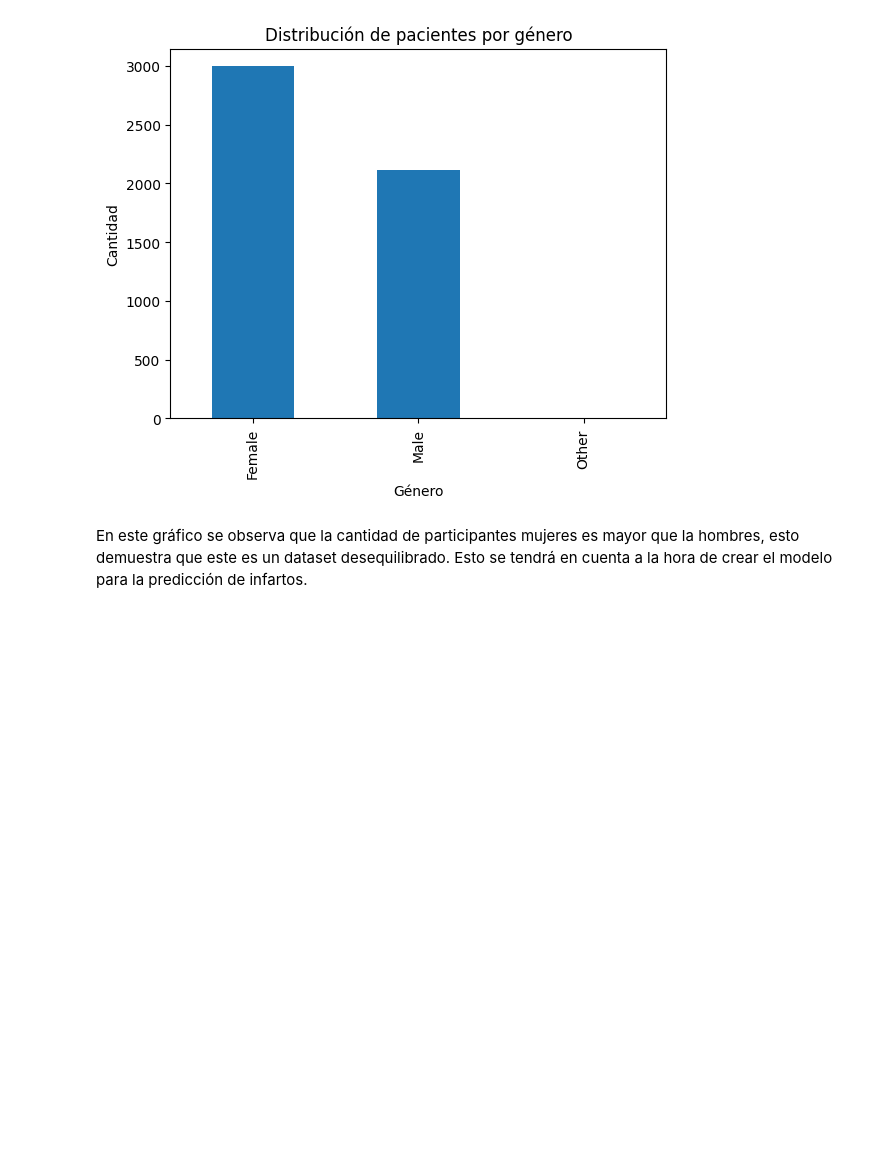
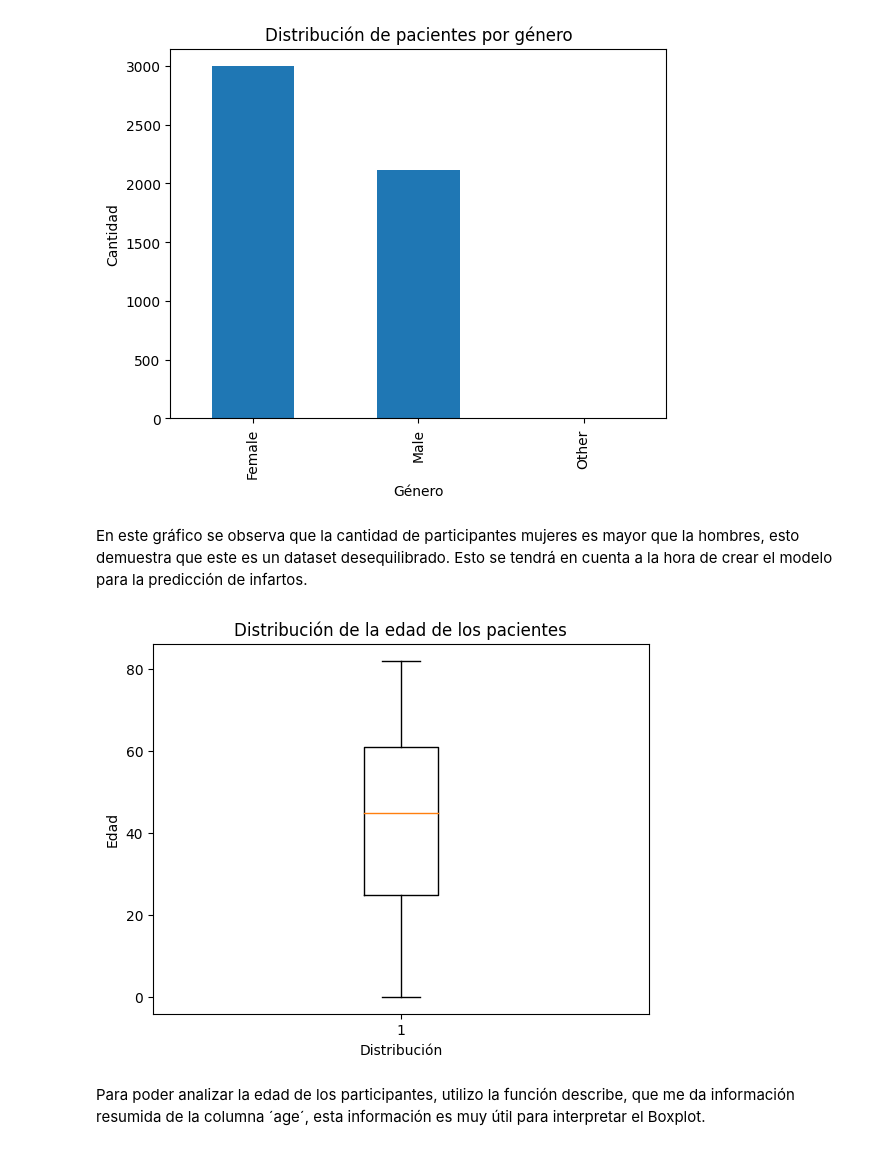
Before and after one commit to andresgabas/DS-Coderhouse, a Jupyter notebook: Visualización_Gabás.ipynb, the cells around one changed output. Cells and saved outputs as stored; diff of their text form; code cells hidden in the pictures; blank space fills up the shorter version.

```diff
--- a/Visualización_Gabás.ipynb
+++ b/Visualización_Gabás.ipynb
@@ -102,3 +100,13 @@ Text(0.5, 0, 'Género')
 [figure]
 # %% [markdown]
 En este gráfico se observa que la cantidad de participantes mujeres es mayor que la hombres, esto demuestra que este es un dataset desequilibrado. Esto se tendrá en cuenta a la hora de crear el modelo para la predicción de infartos.
+# %%
+plt.boxplot(stroke['age'])
+plt.title('Distribución de la edad de los pacientes')
+plt.ylabel('Edad')
+plt.xlabel('Distribución')
+plt.show()
+# %% [output]
+[figure, added]
+# %% [markdown]
+Para poder analizar la edad de los participantes, utilizo la función describe, que me da información resumida de la columna ´age´, esta información es muy útil para interpretar el Boxplot.
```
Also changed, not shown: parts of 2 cells of this notebook.
